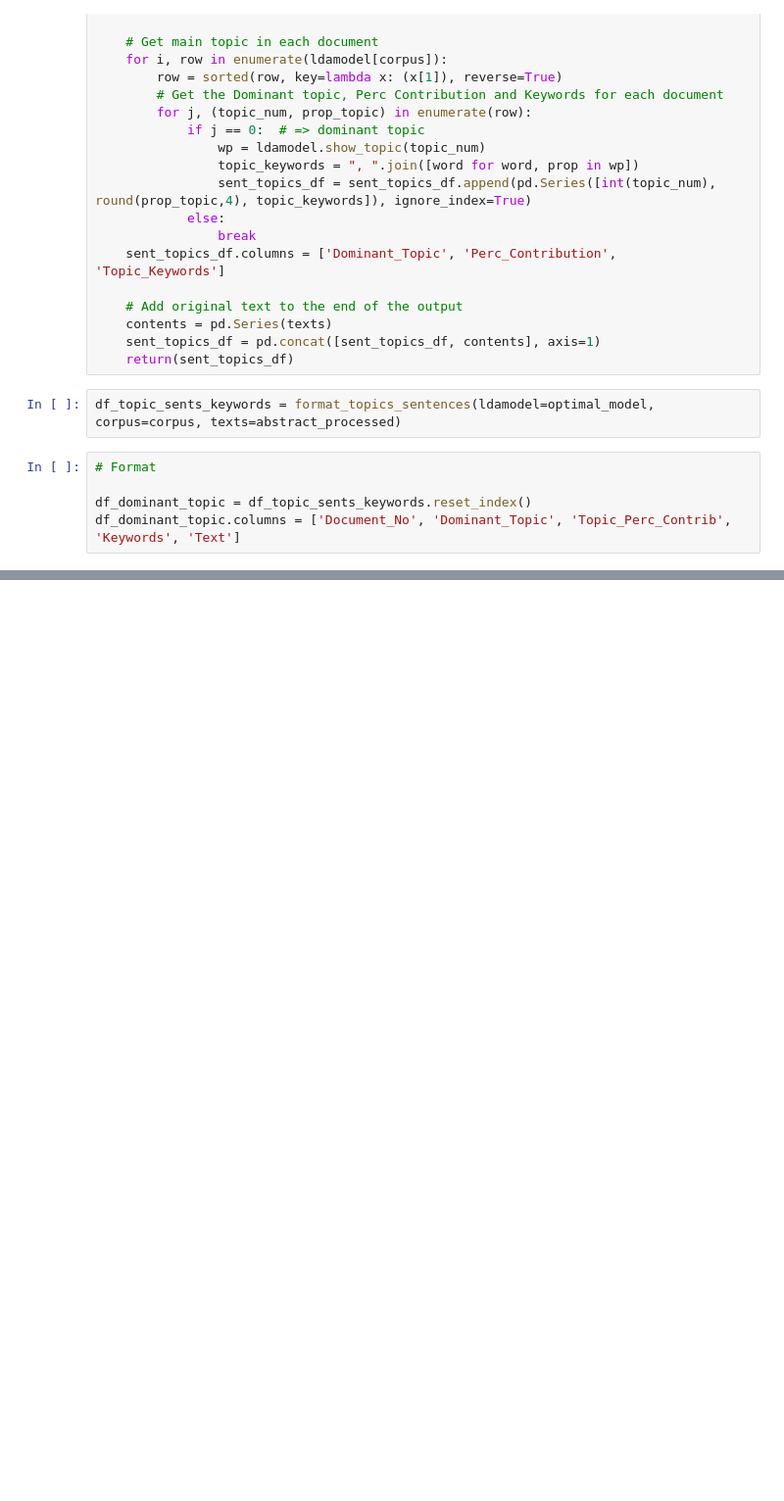
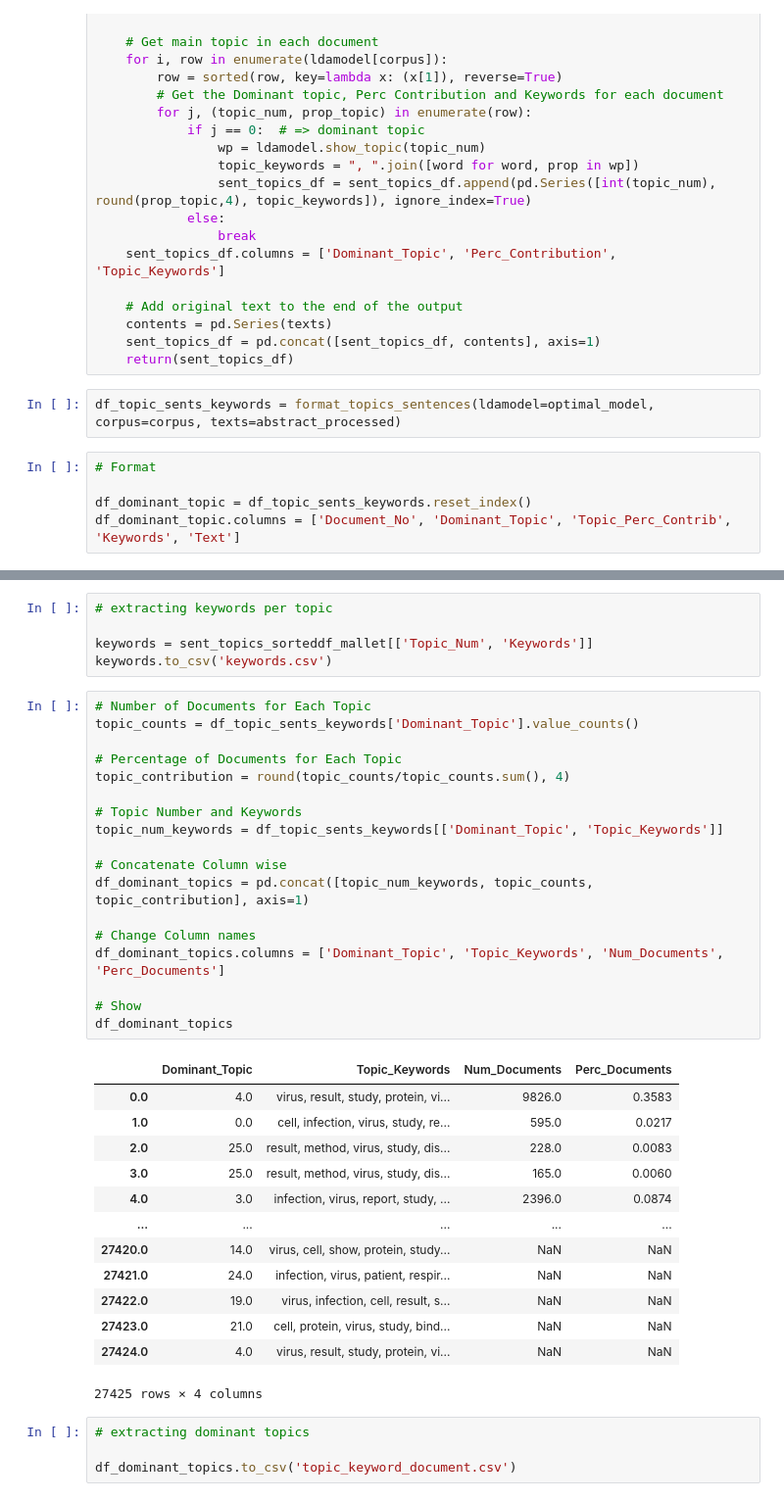
Before and after one commit to beatrizyumi89/COVID-19, a Jupyter notebook: COVID-19 - Named clusters.ipynb, the cells around one changed output, grey strips where cells are left out. Shown: that part at 98% size. Saved outputs shown, nothing was run; the diff lists cells and outputs as text; blank space fills up the shorter version.

```diff
--- a/COVID-19 - Named clusters.ipynb
+++ b/COVID-19 - Named clusters.ipynb
@@ -494,0 +538,41 @@ df_dominant_topic.head(10)
+# %%
+# extracting keywords per topic
+
+keywords = sent_topics_sorteddf_mallet[['Topic_Num', 'Keywords']]
+keywords.to_csv('keywords.csv')
+# %%
+# Number of Documents for Each Topic
+topic_counts = df_topic_sents_keywords['Dominant_Topic'].value_counts()
+
+# Percentage of Documents for Each Topic
+topic_contribution = round(topic_counts/topic_counts.sum(), 4)
+
+# Topic Number and Keywords
+topic_num_keywords = df_topic_sents_keywords[['Dominant_Topic', 'Topic_Keywords']]
+
+# Concatenate Column wise
+df_dominant_topics = pd.concat([topic_num_keywords, topic_counts, topic_contribution], axis=1)
+
+# Change Column names
+df_dominant_topics.columns = ['Dominant_Topic', 'Topic_Keywords', 'Num_Documents', 'Perc_Documents']
+
+# Show
+df_dominant_topics
+# %% [output]
+|  | Dominant_Topic | Topic_Keywords | Num_Documents | Perc_Documents |
+| 0.0 | 4.0 | virus, result, study, protein, vi... | 9826.0 | 0.3583 |
+| 1.0 | 0.0 | cell, infection, virus, study, re... | 595.0 | 0.0217 |
+| 2.0 | 25.0 | result, method, virus, study, dis... | 228.0 | 0.0083 |
+| 3.0 | 25.0 | result, method, virus, study, dis... | 165.0 | 0.0060 |
+| 4.0 | 3.0 | infection, virus, report, study, ... | 2396.0 | 0.0874 |
+| ... | ... | ... | ... | ... |
+| 27420.0 | 14.0 | virus, cell, show, protein, study... | NaN | NaN |
+| 27421.0 | 24.0 | infection, virus, patient, respir... | NaN | NaN |
+| 27422.0 | 19.0 | virus, infection, cell, result, s... | NaN | NaN |
+| 27423.0 | 21.0 | cell, protein, virus, study, bind... | NaN | NaN |
+| 27424.0 | 4.0 | virus, result, study, protein, vi... | NaN | NaN |
+27425 rows × 4 columns
+# %%
+# extracting dominant topics
+
+df_dominant_topics.to_csv('topic_keyword_document.csv')
```
Also changed, not shown: parts of 12 cells of this notebook.
